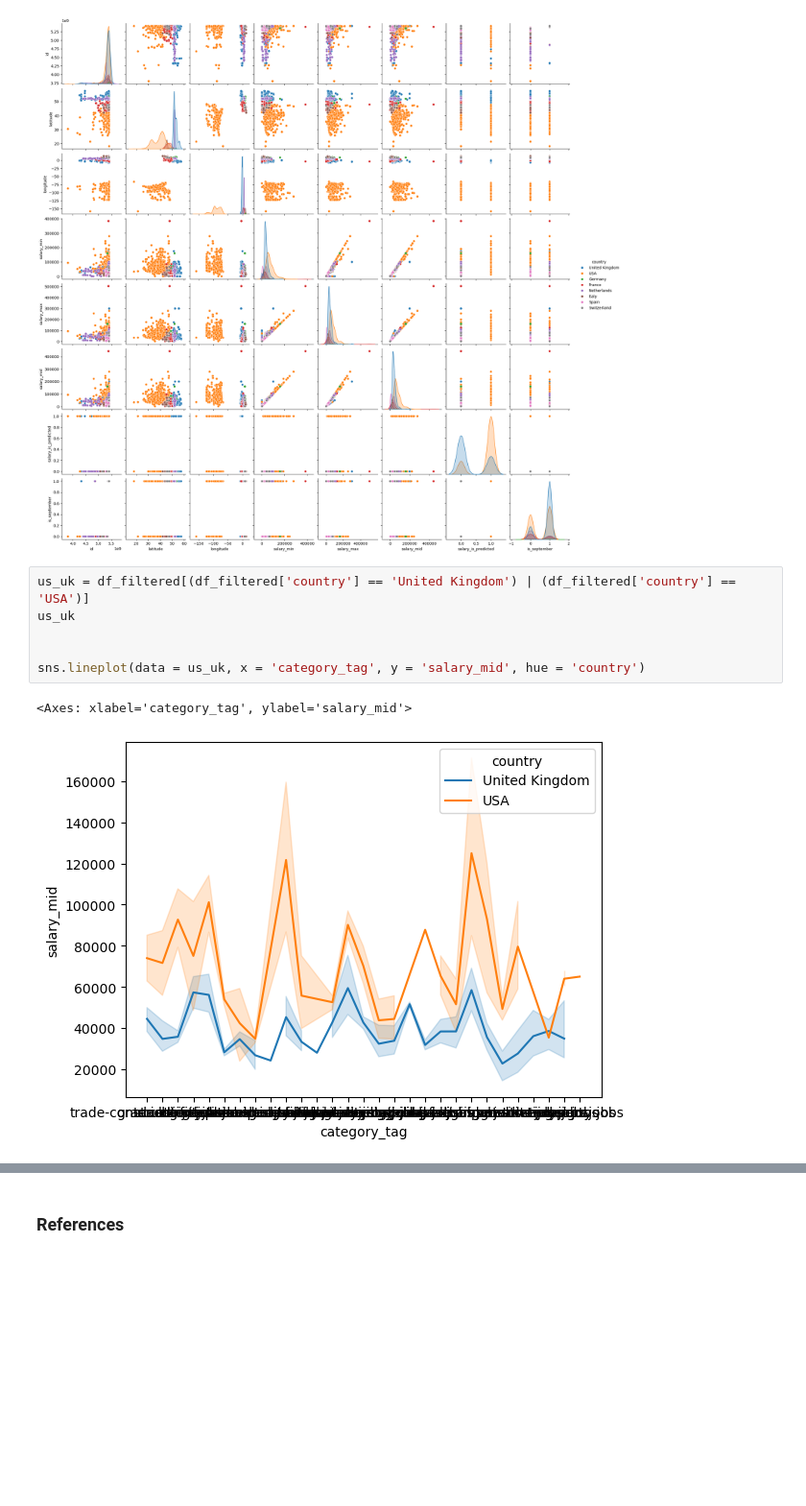
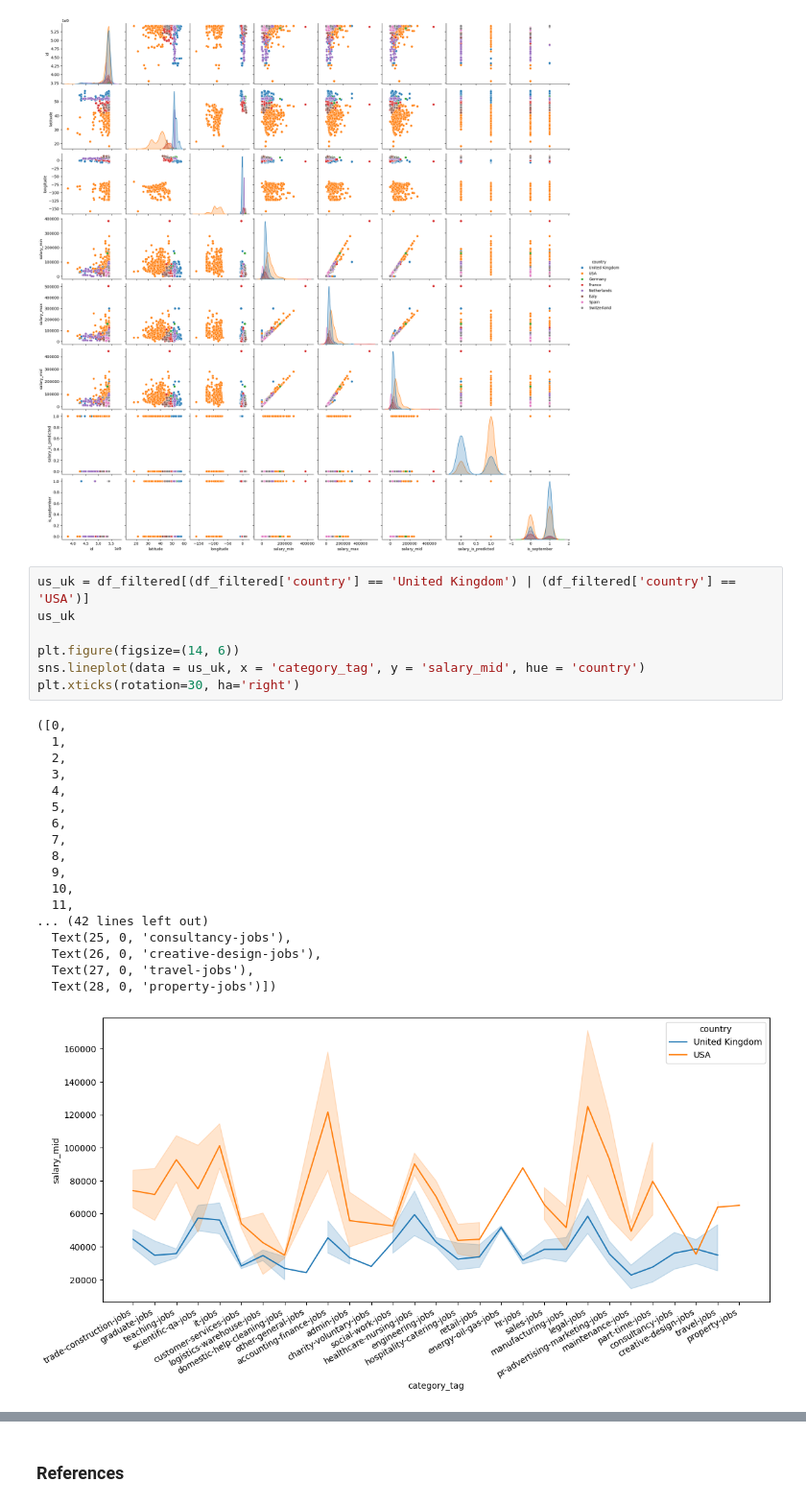
Before and after one commit to sbs0068/INSY6500_job_market_analysis, a Jupyter notebook: notebooks/02_data_exploration.ipynb, the cells around one changed output, grey strips where cells are left out. Shown at 96% size. Drawn from its saved outputs; the diff is of its cells as text; blank space fills up the shorter version.

```diff
--- a/notebooks/02_data_exploration.ipynb
+++ b/notebooks/02_data_exploration.ipynb
@@ -366,9 +375,26 @@ sns.pairplot(df_filtered, hue = 'country')
 # %%
 us_uk = df_filtered[(df_filtered['country'] == 'United Kingdom') | (df_filtered['country'] == 'USA')]
 us_uk
 
-
+plt.figure(figsize=(14, 6))
 sns.lineplot(data = us_uk, x = 'category_tag', y = 'salary_mid', hue = 'country')
+plt.xticks(rotation=30, ha='right')
 # %% [output]
-<Axes: xlabel='category_tag', ylabel='salary_mid'>
+([0,
+  1,
+  2,
+  3,
+  4,
+  5,
+  6,
+  7,
+  8,
+  9,
+  10,
+  11,
+... (42 lines left out)
+  Text(25, 0, 'consultancy-jobs'),
+  Text(26, 0, 'creative-design-jobs'),
+  Text(27, 0, 'travel-jobs'),
+  Text(28, 0, 'property-jobs')])
-[figure, old version]
+[figure, new version]
```
Also changed, not shown: parts of 6 cells of this notebook.
